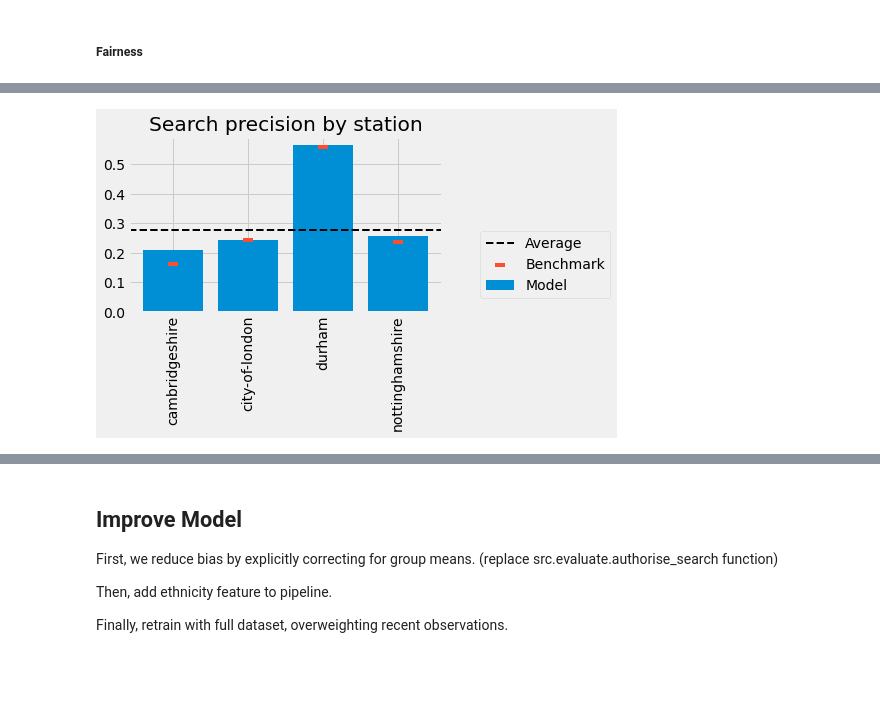
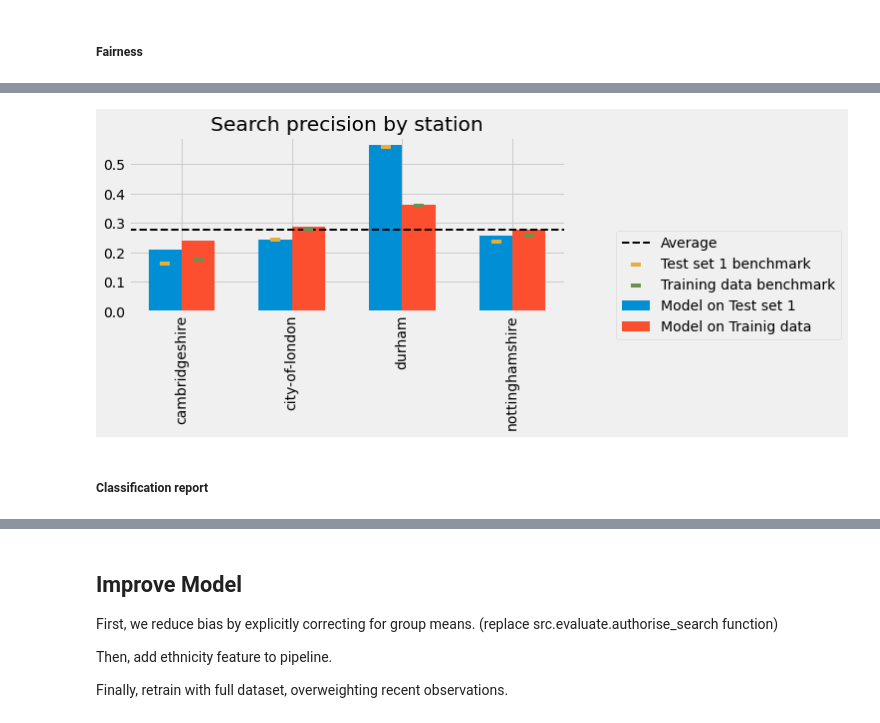
Before and after one commit to felixbrunner/capstone, a Jupyter notebook: notebooks/05_retraining.ipynb, the cells around one changed output, grey strips where cells are left out. Saved outputs shown, nothing was run; the diff lists cells and outputs as text; code cells hidden in the pictures; blank space fills up the shorter version.

```diff
--- a/notebooks/05_retraining.ipynb
+++ b/notebooks/05_retraining.ipynb
@@ -34,7 +34,7 @@ with open('../deploy/columns.json') as fh:
 with open('../deploy/dtypes.pickle', 'rb') as fh:
     dtypes = pickle.load(fh)
 
-pipeline = joblib.load('../deploy/pipeline.pickle')
+pipeline = joblib.load('../models/pipeline.pickle')
 # %% [markdown]
 ## Load database data
 # %%
@@ -81,3 +85,5 @@ https://github.com/pandas-profiling/pandas-profiling/issues
 ### Analyse Results
 # %%
 from sklearn.metrics import precision_score, confusion_matrix
+# %%
+df_train_labels = pd.read_pickle('../data/labelled_train')
@@ -152,0 +217,17 @@ src.evaluate.calculate_subgroup_precisions(np.ones(success.shape), success, X, g
+# %%
+success2 = df_train_labels['success']
+authorised2 = df_train_labels['authorised']
+X2 = df_train_labels[columns]
+df_subgroups2 = src.evaluate.calculate_subgroup_precisions(authorised2, success2, X2, grouping=['ethnicity', 'gender'])\
+                    .unstack()
+df_subgroups2.columns = pd.MultiIndex.from_product([['Model'], df_subgroups2.columns])
+
+_ = src.evaluate.calculate_subgroup_precisions(np.ones(success2.shape), success2, X2, grouping=['ethnicity', 'gender'])\
+                       .unstack()
+_.columns = pd.MultiIndex.from_product([['Benchmark'], _.columns])
+
+df_subgroups2 = df_subgroups2.merge(_, left_index=True, right_on='ethnicity')\
+                           .replace(np.nan, '-')
+df_comb = df_subgroups.stack().merge(df_subgroups2.stack(), left_index=True, right_on=['ethnicity', 'gender'])
+df_comb.columns = pd.MultiIndex.from_product([['Test set 1', 'Training data'], ['Benchmark', 'Model']])
+df_comb
@@ -153,17 +248,28 @@ src.evaluate.calculate_subgroup_precisions(np.ones(success.shape), success, X, g
 # %%
-fig, ax = plt.subplots(1, 1, figsize=(5,3))
+fig, ax = plt.subplots(1, 1, figsize=(7,3))
 
 station_precisions = src.evaluate.calculate_subgroup_precisions(authorised, success, X, grouping=['station']).dropna()
+station_precisions2 = src.evaluate.calculate_subgroup_precisions(authorised2, success2, X2, grouping=['station']).dropna()
+station_precisions2 = station_precisions2[station_precisions2.index.isin(station_precisions.index)]
 ax.set_title('Search precision by station')
-ax.bar(x=np.arange(0, len(station_precisions), 1), height=station_precisions, label='Model')
-ax.scatter(x=np.arange(0, len(station_precisions), 1), y=src.evaluate.calculate_subgroup_precisions(np.ones(success.shape), success, X, grouping=['station']).dropna(), zorder=10, label='Benchmark', marker='_', s=100)
+
+#bars
+ax.bar(x=np.arange(0, len(station_precisions), 1)-0.15, height=station_precisions, label='Model on Test set 1', width=0.3)
+ax.bar(x=np.arange(0, len(station_precisions2), 1)+0.15, height=station_precisions2, label='Model on Trainig data', width=0.3)
+
+# benchmarks
+ax.scatter(x=np.arange(0, len(station_precisions), 1)-0.15, y=src.evaluate.calculate_subgroup_precisions(np.ones(success.shape), success, X, grouping=['station']).dropna(), zorder=10, label='Test set 1 benchmark', marker='_', s=100)
+ax.scatter(x=np.arange(0, len(station_precisions2), 1)+0.15, y=src.evaluate.calculate_subgroup_precisions(np.ones(success2.shape), success2, X2, grouping=['station'])[station_precisions.index].dropna(), zorder=10, label='Training data benchmark', marker='_', s=100)
+
 ax.axhline(precision_score(success, np.ones(success.shape)), linewidth=2, linestyle='--', c='k', label='Average')
 ax.set_xticks(np.arange(0, len(station_precisions), 1))
 ax.set_xticklabels(station_precisions.index, rotation=90)
 ax.legend(bbox_to_anchor=(1.1, 0.5), ncol=1)
 
 plt.show()
 
 fig.savefig('../reports/figures/live_stations_precision.jpg', dpi=300, bbox_inches='tight')
 # %% [output]
-[figure, old version]
+[figure, new version]
+# %% [markdown]
+##### Classification report
```
Also changed, not shown: parts of 25 cells of this notebook, 20 other files.
